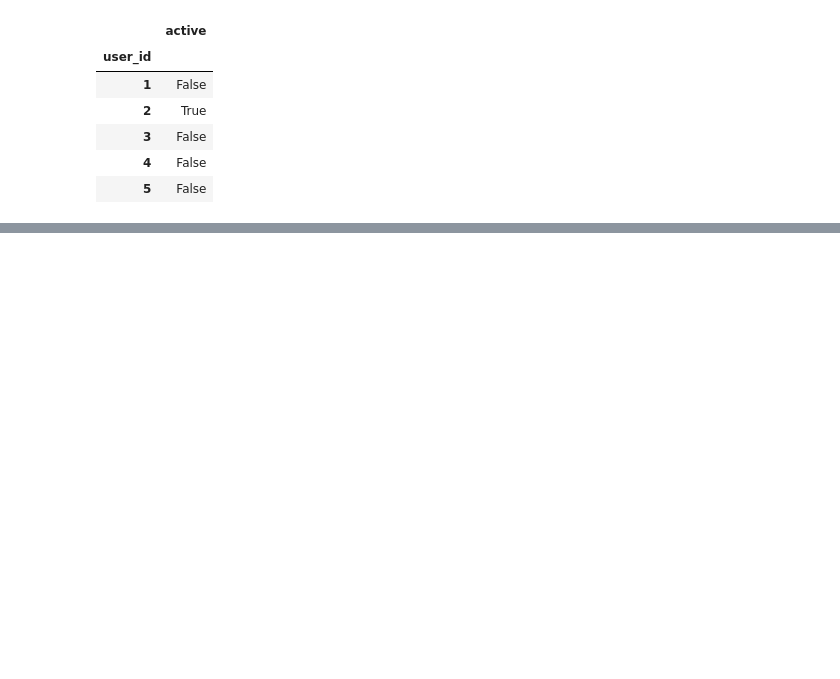
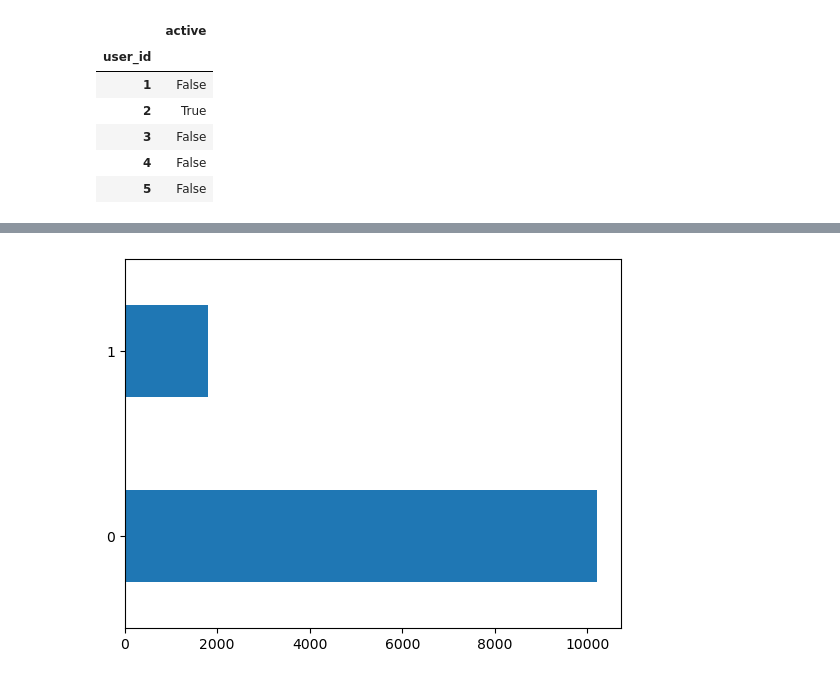
Before and after one commit to nhongphuc/relax-challenge, a Jupyter notebook: relax.ipynb, the cells around one changed output, grey strips where cells are left out. Saved outputs shown, nothing was run; the diff lists cells and outputs as text; code cells hidden in the pictures; blank space fills up the shorter version.

```diff
--- a/relax.ipynb
+++ b/relax.ipynb
@@ -115,0 +182,5 @@ df_aggregated_by_user_id.head()
+# %%
+combined_df['enabled_for_marketing_drip'].value_counts().plot(kind='barh')
+plt.show()
+# %% [output]
+[figure, added]
```
Also changed, not shown: parts of 41 cells of this notebook.
